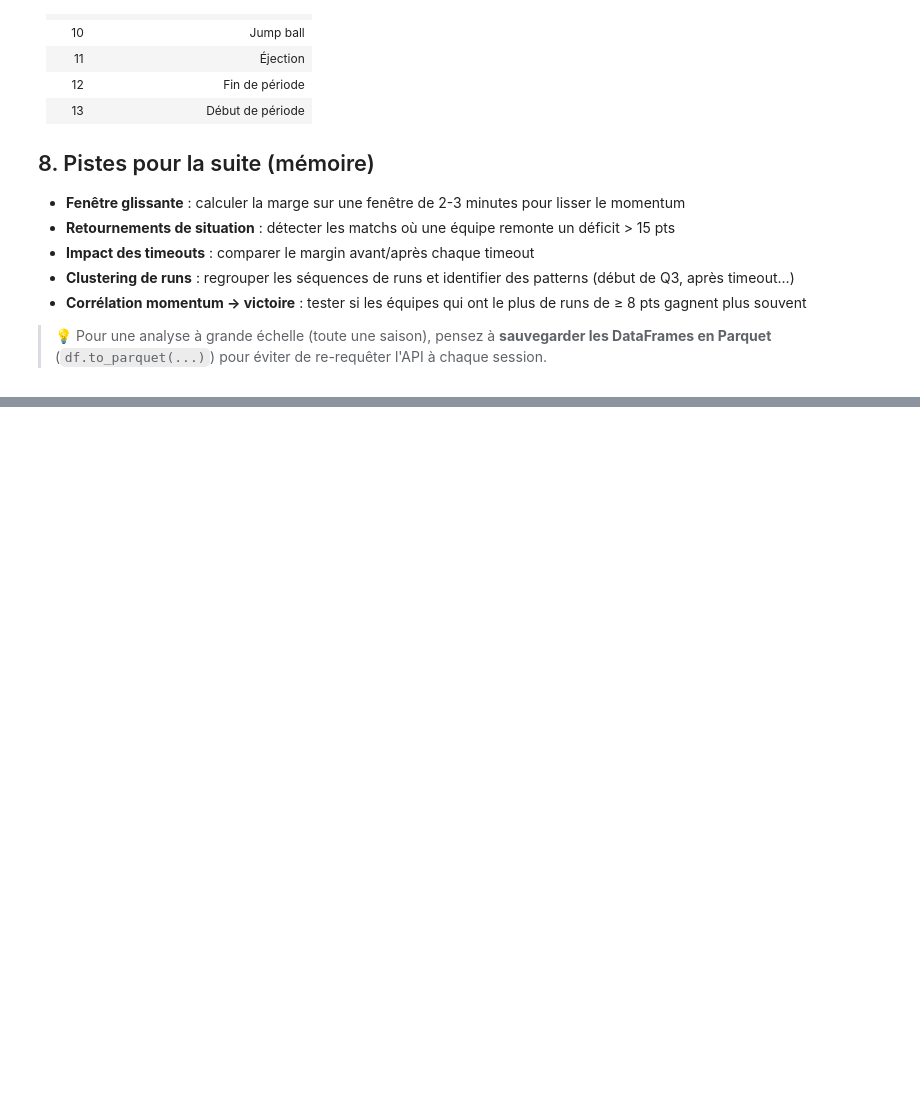
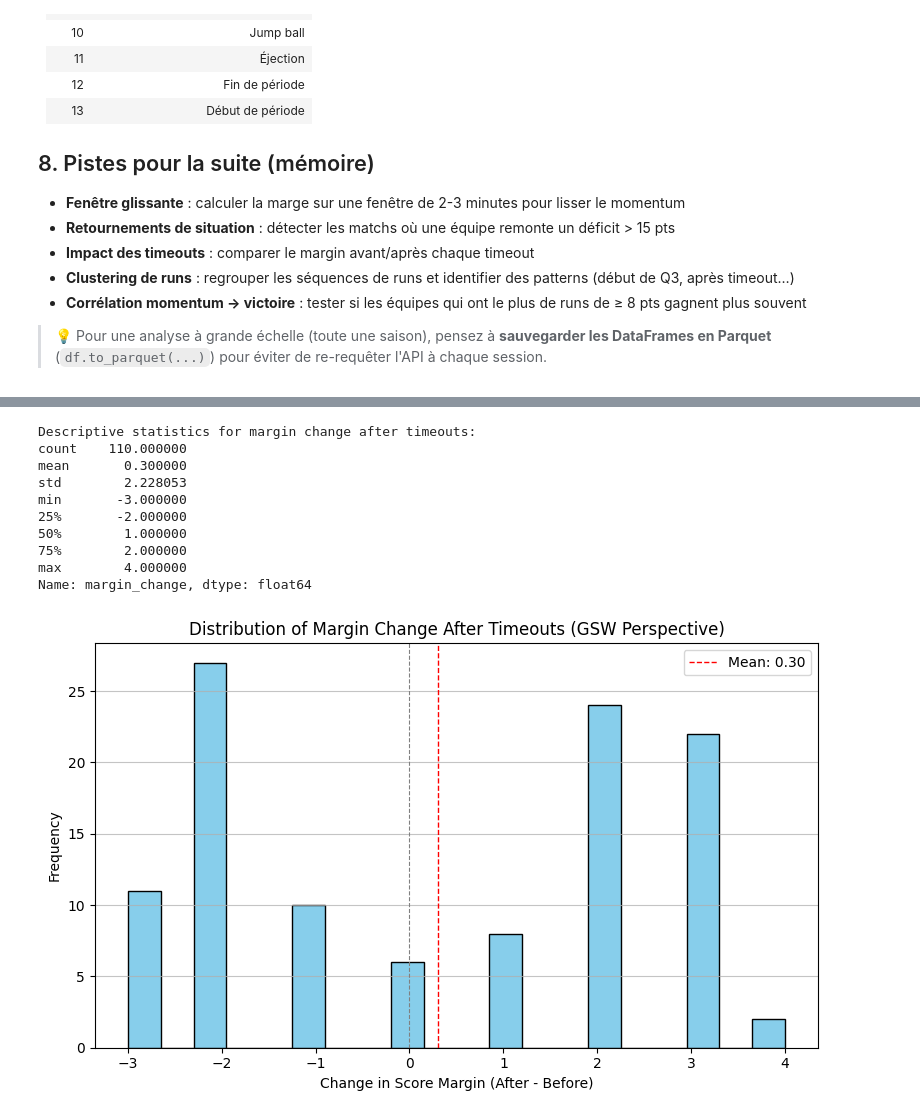
Before and after one commit to Lduvignacq/Analyse-statistique-du-momentum-dans-le-sport---Application-la-NBA, a Jupyter notebook: Demo nba_api.ipynb, the cells around one changed output, grey strips where cells are left out. Saved outputs shown, nothing was run; the diff lists cells and outputs as text; code cells hidden in the pictures; blank space fills up the shorter version.

```diff
--- a/Demo nba_api.ipynb
+++ b/Demo nba_api.ipynb
@@ -554,0 +662,7 @@ plt.show()
+# %%
+df_timeouts = df_all_pbp_sorted[df_all_pbp_sorted["actionType"] == "Timeout"].copy()
+
+print("First few rows of timeout events:")
+print(df_timeouts.head())
+
+print(f"\nTotal number of timeout events found: {len(df_timeouts)}")
@@ -554,0 +737,30 @@ plt.show()
+# %%
+df_timeout_impact['margin_change'] = df_timeout_impact['after_margin'] - df_timeout_impact['before_margin']
+
+print("Descriptive statistics for margin change after timeouts:")
+print(df_timeout_impact['margin_change'].dropna().describe())
+
+# Visualize the distribution of margin changes
+plt.figure(figsize=(8, 5))
+plt.hist(df_timeout_impact['margin_change'].dropna(), bins=20, color='skyblue', edgecolor='black')
+plt.axvline(df_timeout_impact['margin_change'].mean(), color='red', linestyle='dashed', linewidth=1, label=f'Mean: {df_timeout_impact["margin_change"].mean():.2f}')
+plt.axvline(0, color='gray', linestyle='dashed', linewidth=0.8)
+plt.title('Distribution of Margin Change After Timeouts (GSW Perspective)')
+plt.xlabel('Change in Score Margin (After - Before)')
+plt.ylabel('Frequency')
+plt.legend()
+plt.grid(axis='y', alpha=0.75)
+plt.tight_layout()
+plt.show()
+# %% [output]
+Descriptive statistics for margin change after timeouts:
+count    110.000000
+mean       0.300000
+std        2.228053
+min       -3.000000
+25%       -2.000000
+50%        1.000000
+75%        2.000000
+max        4.000000
+Name: margin_change, dtype: float64
+[figure, added]
```
Also changed, not shown: parts of 16 cells of this notebook.
